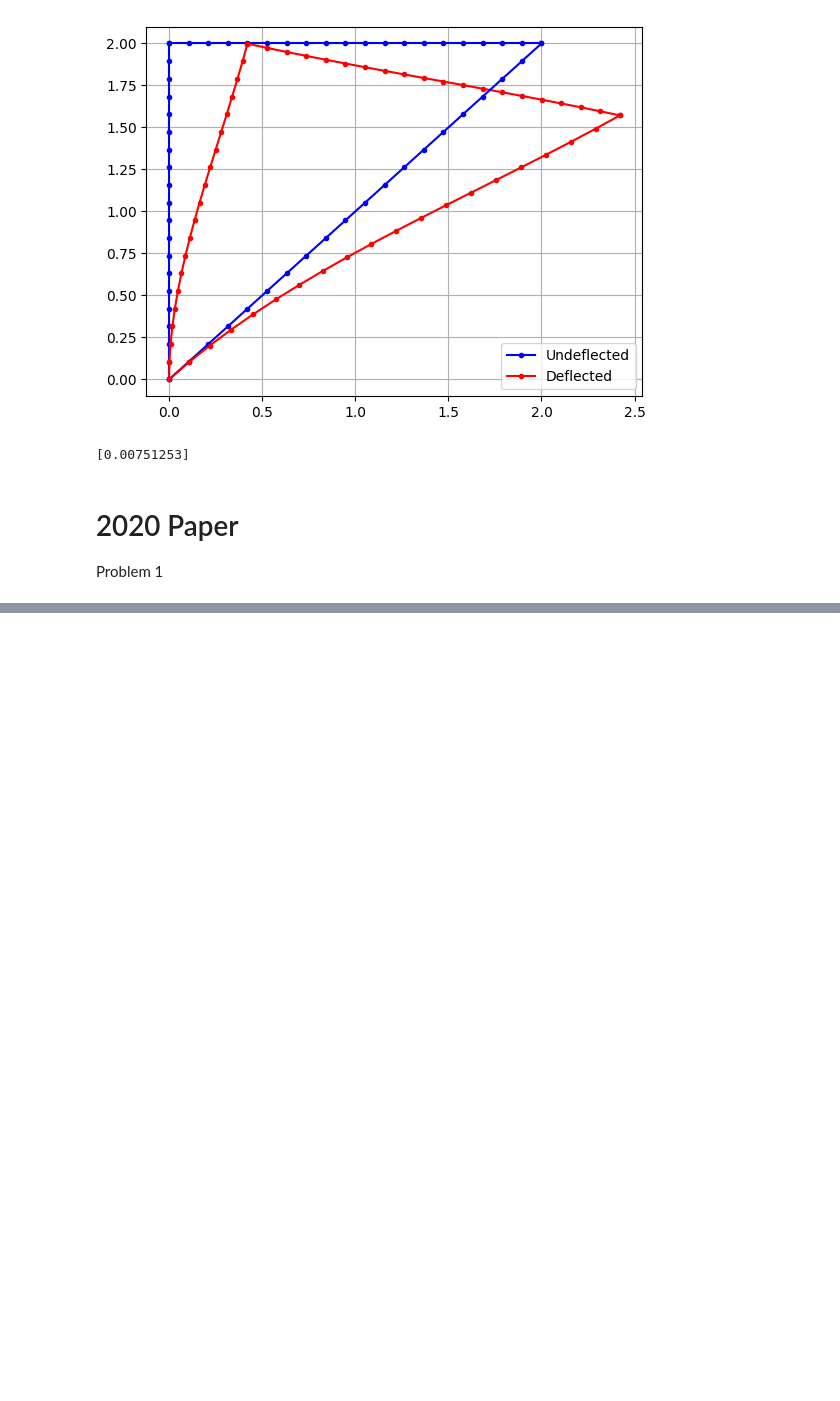
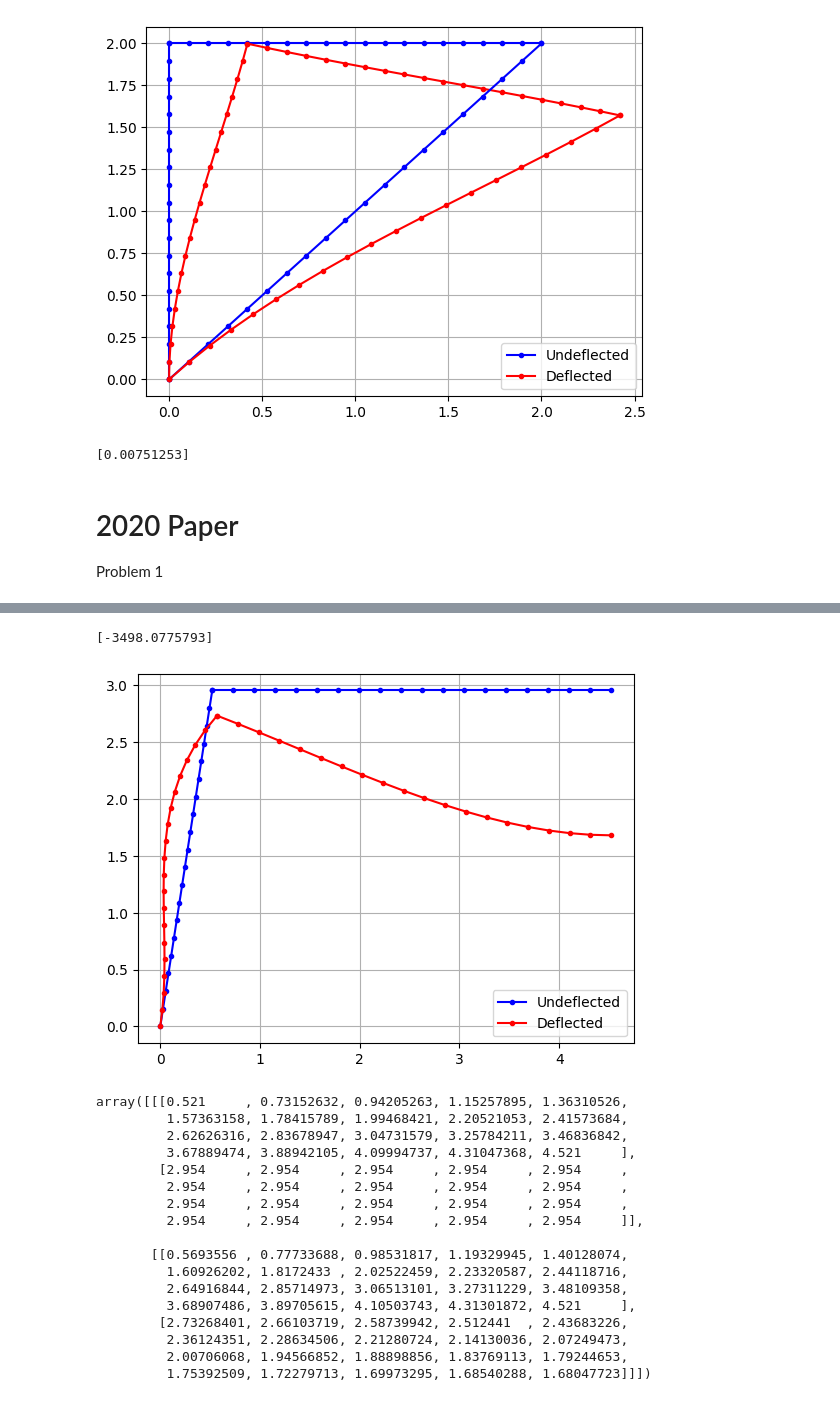
Before and after one commit to danielmcnz/FEA-Tools, a Jupyter notebook: practise_questions.ipynb, the cells around one changed output, grey strips where cells are left out. Saved outputs shown, nothing was run; the diff lists cells and outputs as text; code cells hidden in the pictures; blank space fills up the shorter version.

```diff
--- a/practise_questions.ipynb
+++ b/practise_questions.ipynb
@@ -293,0 +317,79 @@ array([[[1.4142    , 1.44144211, 1.46868421, 1.49592632, 1.52316842,
+# %%
+from FEA.FEA import *
+
+A1 = np.array([
+    [0, 0, 0, 1, 0, 0],
+    [0, 0, 0, 0, 1, 0],
+    [0, 0, 0, 0, 0, 1],
+    [0, 0, 0, 0, 0, 0],
+])
+
+A2 = np.array([
+    [1, 0, 0, 0, 0, 0],
+    [0, 1, 0, 0, 0, 0],
+    [0, 0, 1, 0, 0, 0],
+    [0, 0, 0, 0, 1, 0],
+])
+
+E = 30e9
+I1 = 6e-6
+I2 = 11.6e-6
+A = 2e-4
+
+L1 = 3
+L2 = 2
+
+angle1 = 80
+angle2 = 0
+
+elements = [
+    FrameElement(A1, E, I1, L1, A, angle1),
+    FrameElement(A2, E, I2, L2, A, angle2, UDL=-10e3)
+]
+
+Q = np.zeros((4,1))
+
+structure = Structure(elements, Q)
+
+structure.solve()
+
+# print(structure.elements[0].global_stiffness)
+# print(structure.elements[1].global_stiffness)
+
+# print(structure.elements[1].UDL_f_eq)
+# print(structure.external_force_vector)
+
+# print(structure.q)
+
+# reaction forces
+# print(structure.elements[0].local_force)
+# print(structure.elements[1].local_force - structure.elements[1].UDL_f_eq)
+
+print(structure.elements[0].global_force[2])
+
+nodes = np.array([
+    [[0, 0], [0.521, 2.954]],
+    [[0.521, 2.954], [4 + 0.521, 2.954]]
+])
+
+structure.plot_structure(nodes, 20, 20)
+# %% [output]
+[-3498.0775793]
+[figure, added]
+array([[[0.521     , 0.73152632, 0.94205263, 1.15257895, 1.36310526,
+         1.57363158, 1.78415789, 1.99468421, 2.20521053, 2.41573684,
+         2.62626316, 2.83678947, 3.04731579, 3.25784211, 3.46836842,
+         3.67889474, 3.88942105, 4.09994737, 4.31047368, 4.521     ],
+        [2.954     , 2.954     , 2.954     , 2.954     , 2.954     ,
+         2.954     , 2.954     , 2.954     , 2.954     , 2.954     ,
+         2.954     , 2.954     , 2.954     , 2.954     , 2.954     ,
+         2.954     , 2.954     , 2.954     , 2.954     , 2.954     ]],
+
+       [[0.5693556 , 0.77733688, 0.98531817, 1.19329945, 1.40128074,
+         1.60926202, 1.8172433 , 2.02522459, 2.23320587, 2.44118716,
+         2.64916844, 2.85714973, 3.06513101, 3.27311229, 3.48109358,
+         3.68907486, 3.89705615, 4.10503743, 4.31301872, 4.521     ],
+        [2.73268401, 2.66103719, 2.58739942, 2.512441  , 2.43683226,
+         2.36124351, 2.28634506, 2.21280724, 2.14130036, 2.07249473,
+         2.00706068, 1.94566852, 1.88898856, 1.83769113, 1.79244653,
+         1.75392509, 1.72279713, 1.69973295, 1.68540288, 1.68047723]]])
```
Also changed, not shown: parts of 4 cells of this notebook, 2 other files.
